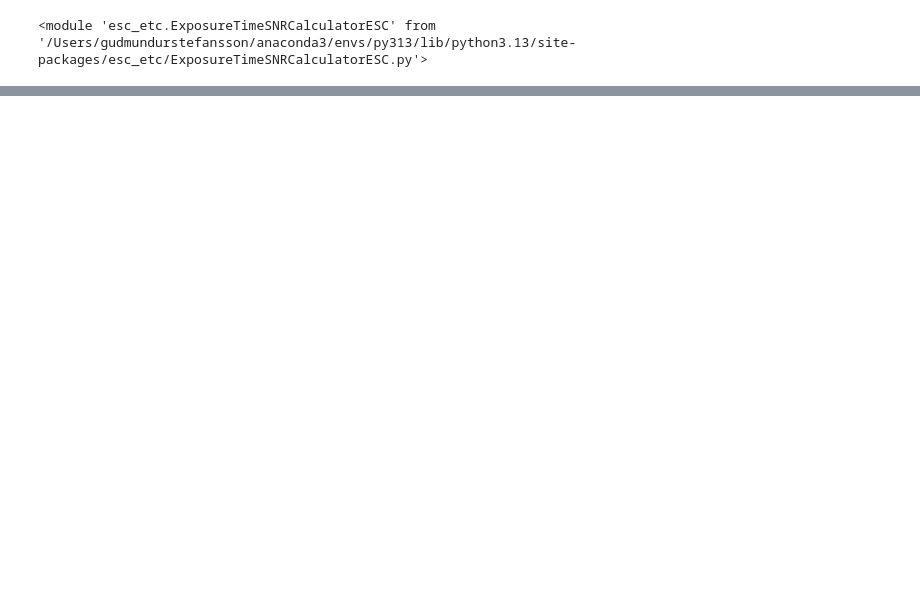
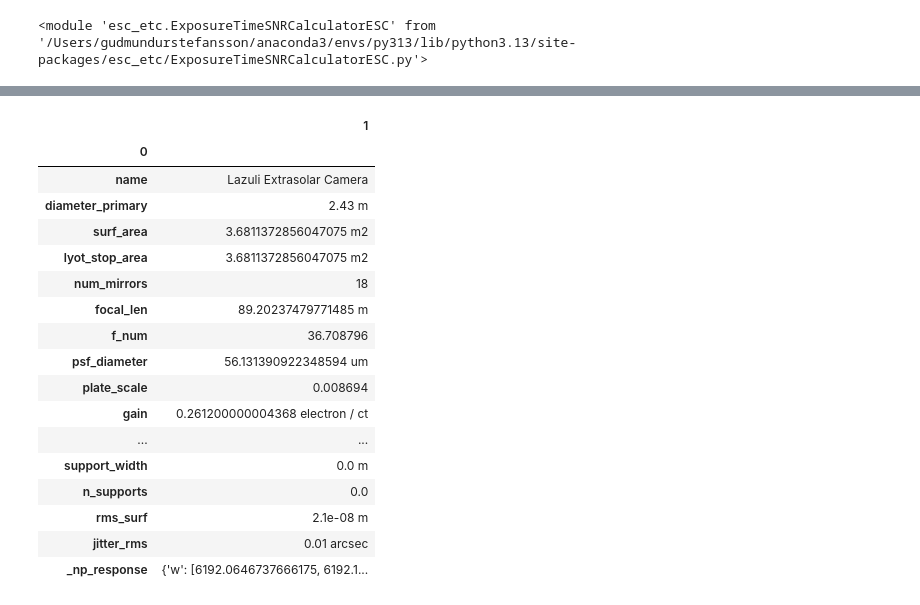
Before and after one commit to schmidt-observatories/esc-etc, a Jupyter notebook: notebooks/20260316_testing_esc_etc.ipynb, the cells around one changed output, grey strips where cells are left out. Cells and saved outputs as stored; diff of their text form; code cells hidden in the pictures; blank space fills up the shorter version.

```diff
--- a/notebooks/20260316_testing_esc_etc.ipynb
+++ b/notebooks/20260316_testing_esc_etc.ipynb
@@ -5,5 +5,6 @@ esc_etc.ExposureTimeSNRCalculatorESC
 # %% [output]
 <module 'esc_etc.ExposureTimeSNRCalculatorESC' from '/Users/gudmundurstefansson/anaconda3/envs/py313/lib/python3.13/site-packages/esc_etc/ExposureTimeSNRCalculatorESC.py'>
 # %%
-snr, esc = esc_etc.ExposureTimeSNRCalculatorESC.esc_calc_snr(600,10,verbose=True)
+snr, esc = esc_etc.ExposureTimeSNRCalculatorESC.esc_calc_snr(600,10,verbose=False,separation=0.4,contrast=1e-7)
+snr
 # %% [output]
@@ -26,0 +147,22 @@ Total esc_calc_snr() time: 0.185 s
+# %%
+esc.instrument_config['common_params']['sources']['companion']['separation']
+esc0.as_df().T
+# %% [output]
+|  | 1 |
+| 0 |  |
+| name | Lazuli Extrasolar Camera |
+| diameter_primary | 2.43 m |
+| surf_area | 3.6811372856047075 m2 |
+| lyot_stop_area | 3.6811372856047075 m2 |
+| num_mirrors | 18 |
+| focal_len | 89.20237479771485 m |
+| f_num | 36.708796 |
+| psf_diameter | 56.131390922348594 um |
+| plate_scale | 0.008694 |
+| gain | 0.261200000004368 electron / ct |
+| ... | ... |
+| support_width | 0.0 m |
+| n_supports | 0.0 |
+| rms_surf | 2.1e-08 m |
+| jitter_rms | 0.01 arcsec |
+| _np_response | {'w': [6192.0646737666175, 6192.1... |
```
Also changed, not shown: parts of 14 cells of this notebook, 2 other files.
